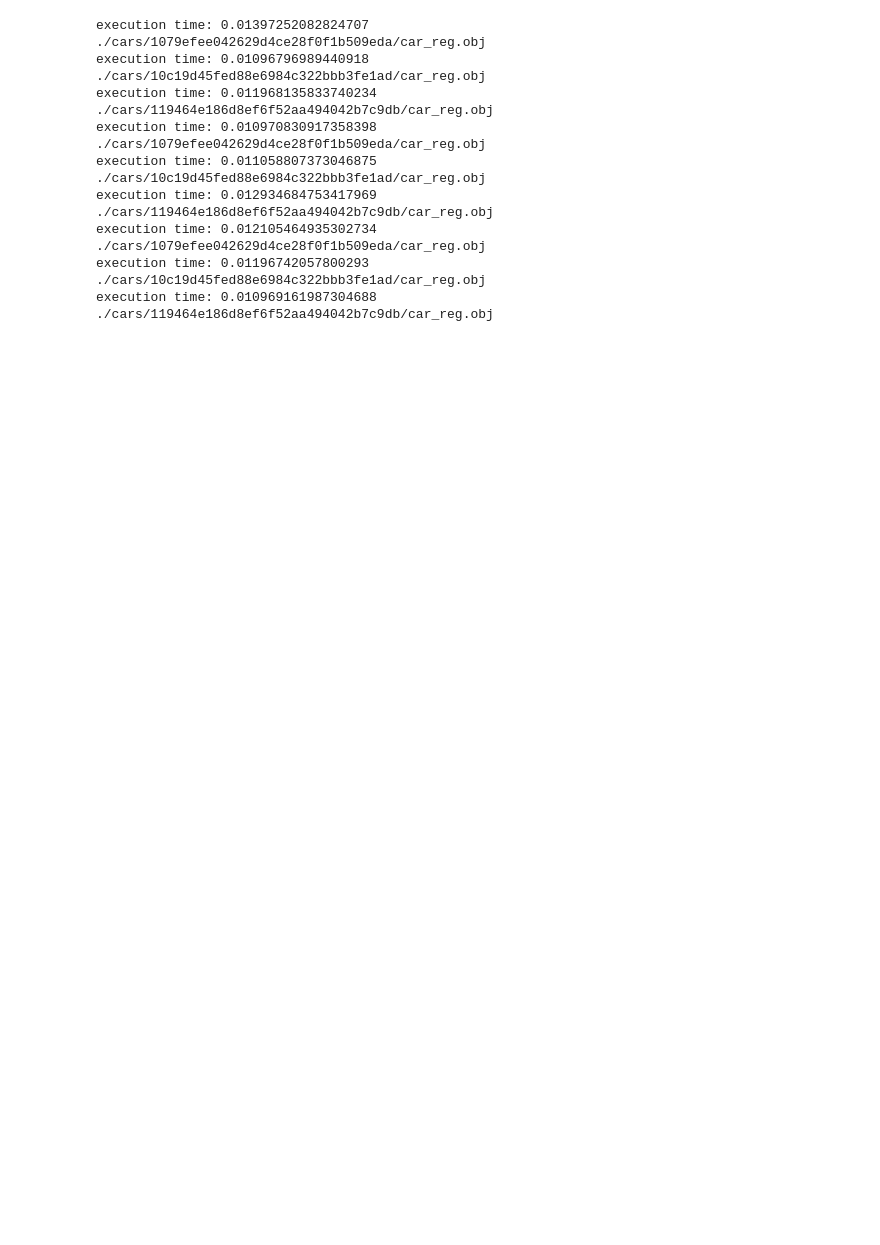
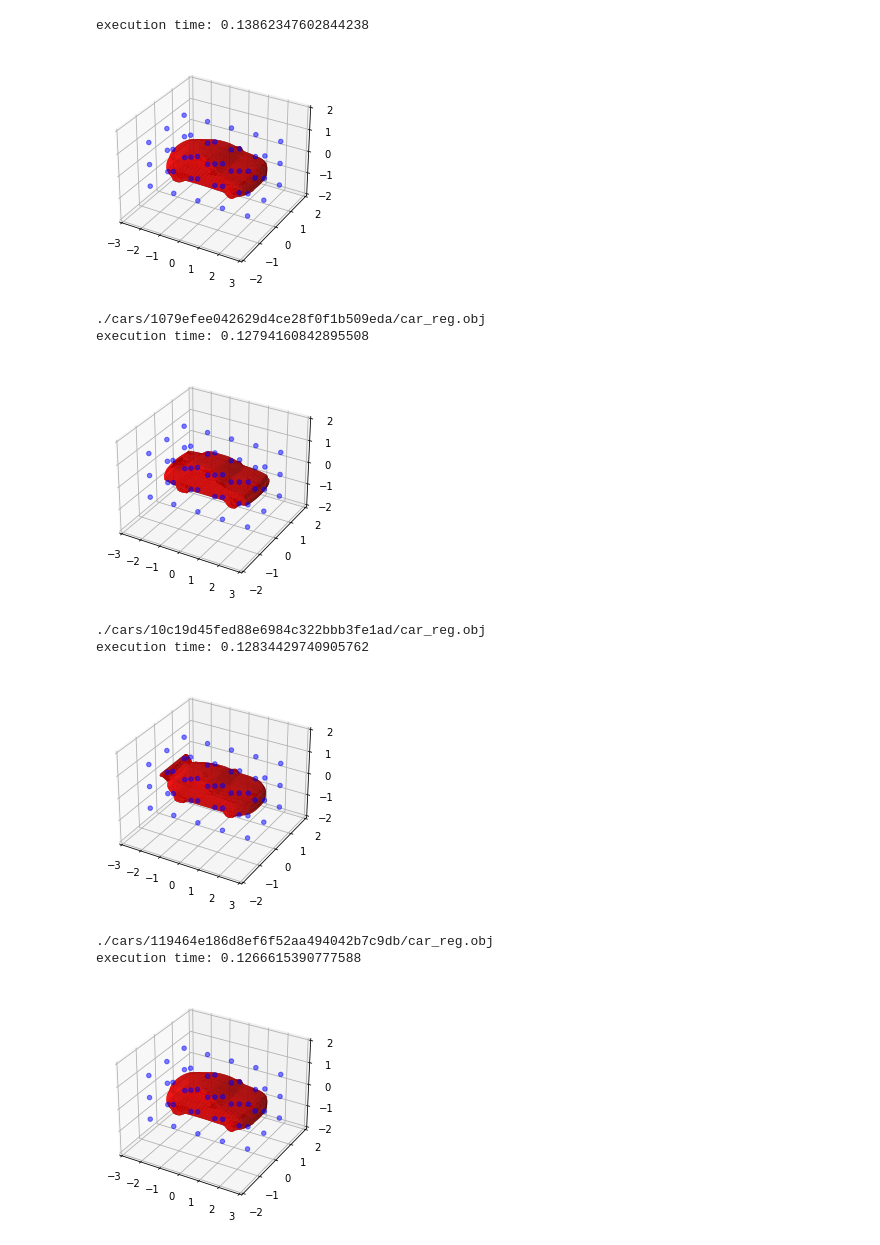
Before and after one commit to Xingang-Li/part-aware-design-data-repo, a Jupyter notebook: cars/cars_439/ray_test_vectorization.ipynb, the cells around one changed output. Drawn from its saved outputs; the diff is of its cells as text; code cells hidden in the pictures; blank space fills up the shorter version.

```diff
--- a/cars/cars_439/ray_test_vectorization.ipynb
+++ b/cars/cars_439/ray_test_vectorization.ipynb
@@ -63,6 +63,11 @@ def sdf_binary(mesh, x=50, y=20, z=20):
     # bbx_ex = mesh.bounding_box.primitive.extents
     # print(bbx_ex)#bounding box size
 
+    R2 = rotation_matrix(alpha=-90, beta=0, gamma=0)
+
+    # The rotation matrix is applyed to the mesh
+    mesh.vertices = np.matmul(mesh.vertices, R2)
+
     #set mass center to (0,0,0)
     mesh.vertices -= mesh.center_mass
     # print(mesh.center_mass)
@@ -71,11 +76,6 @@ def sdf_binary(mesh, x=50, y=20, z=20):
     mesh.vertices = mesh.vertices * 5
     # bbx_ex = mesh.bounding_box.primitive.extents
     # print(bbx_ex) #bounding box size
-
-    R2 = rotation_matrix(alpha=-90, beta=0, gamma=0)
-
-    # The rotation matrix is applyed to the mesh
-    mesh.vertices = np.matmul(mesh.vertices,R2)
 
     #construct points matrix used to enclude the mesh
     x_p = np.linspace(-2.5, 2.5, x)
@@ -91,22 +91,22 @@ def sdf_binary(mesh, x=50, y=20, z=20):
     #show execution time
     print("execution time: %s" %(time.time() - start_time))
 
-   #  #visualization
-   #  # Plot the trimesh object
-   #  fig = plt.figure()
-   #  ax = fig.add_subplot(111, projection='3d')
-   #  ax.plot_trisurf(mesh.vertices[:, 0], mesh.vertices[:, 1], mesh.vertices[:, 2], triangles=mesh.faces, color='red')
+    #visualization
+    # Plot the trimesh object
+    fig = plt.figure()
+    ax = fig.add_subplot(111, projection='3d')
+    ax.plot_trisurf(mesh.vertices[:, 0], mesh.vertices[:, 1], mesh.vertices[:, 2], triangles=mesh.faces, color='red')
 
-   #  # Plot the point grid
-   #  ax.scatter(points[:, 0], points[:, 1], points[:, 2], color='blue', alpha=0.5)
+    # Plot the point grid
+    ax.scatter(points[:, 0], points[:, 1], points[:, 2], color='blue', alpha=0.5)
 
-   #  # Set the axis limits
-   #  ax.set_xlim(-3, 3)
-   #  ax.set_ylim(-2, 2)
-   #  ax.set_zlim(-2, 2)
+    # Set the axis limits
+    ax.set_xlim(-3, 3)
+    ax.set_ylim(-2, 2)
+    ax.set_zlim(-2, 2)
 
-   #  # Show the plot
-   #  plt.show()
+    # Show the plot
+    plt.show()
 
     return sd
 # %%
@@ -114,32 +114,26 @@ settings = [[35, 12, 12], [40, 16, 16], [50, 20, 20]]
 dimensions = ['5040', '10240', '20000']
 folders = [f for f in os.listdir('./cars')]
 # %%
-vec_list = []
 for i, setting in enumerate(settings):
     dim = dimensions[i]
+    vec_list = []
+    x_pm, y_pm, z_pm = setting
     for folder in folders[:3]:
         mesh_file = os.path.join('./cars' + '/' + folder + '/' + 'car_reg.obj')
         mesh = trimesh.load(mesh_file)
-        sd = sdf_binary(mesh, x=5, y=2, z=2)
+        sd = sdf_binary(mesh, x=x_pm, y=y_pm, z=z_pm)
         vec_list.append(np.array(sd))
-        print(mesh_file)
+        # print(mesh_file)
     write_csv_file(f'./v_rep_{dim}.csv', folders, vec_list)
 # %% [output]
-execution time: 0.01397252082824707
-./cars/1079efee042629d4ce28f0f1b509eda/car_reg.obj
-execution time: 0.01096796989440918
-./cars/10c19d45fed88e6984c322bbb3fe1ad/car_reg.obj
-execution time: 0.011968135833740234
-./cars/119464e186d8ef6f52aa494042b7c9db/car_reg.obj
-execution time: 0.010970830917358398
-./cars/1079efee042629d4ce28f0f1b509eda/car_reg.obj
-execution time: 0.011058807373046875
-./cars/10c19d45fed88e6984c322bbb3fe1ad/car_reg.obj
-execution time: 0.012934684753417969
-./cars/119464e186d8ef6f52aa494042b7c9db/car_reg.obj
-execution time: 0.012105464935302734
-./cars/1079efee042629d4ce28f0f1b509eda/car_reg.obj
-execution time: 0.01196742057800293
-./cars/10c19d45fed88e6984c322bbb3fe1ad/car_reg.obj
-execution time: 0.010969161987304688
-./cars/119464e186d8ef6f52aa494042b7c9db/car_reg.obj
+execution time: 0.13862347602844238
+[figure, added]
+./cars/1079efee042629d4ce28f0f1b509eda/car_reg.obj
+execution time: 0.12794160842895508
+[figure, added]
+./cars/10c19d45fed88e6984c322bbb3fe1ad/car_reg.obj
+execution time: 0.12834429740905762
+[figure, added]
+./cars/119464e186d8ef6f52aa494042b7c9db/car_reg.obj
+execution time: 0.1266615390777588
+[figure, added]
```
Also changed, not shown: parts of 1 cell of this notebook, 3 other files.
